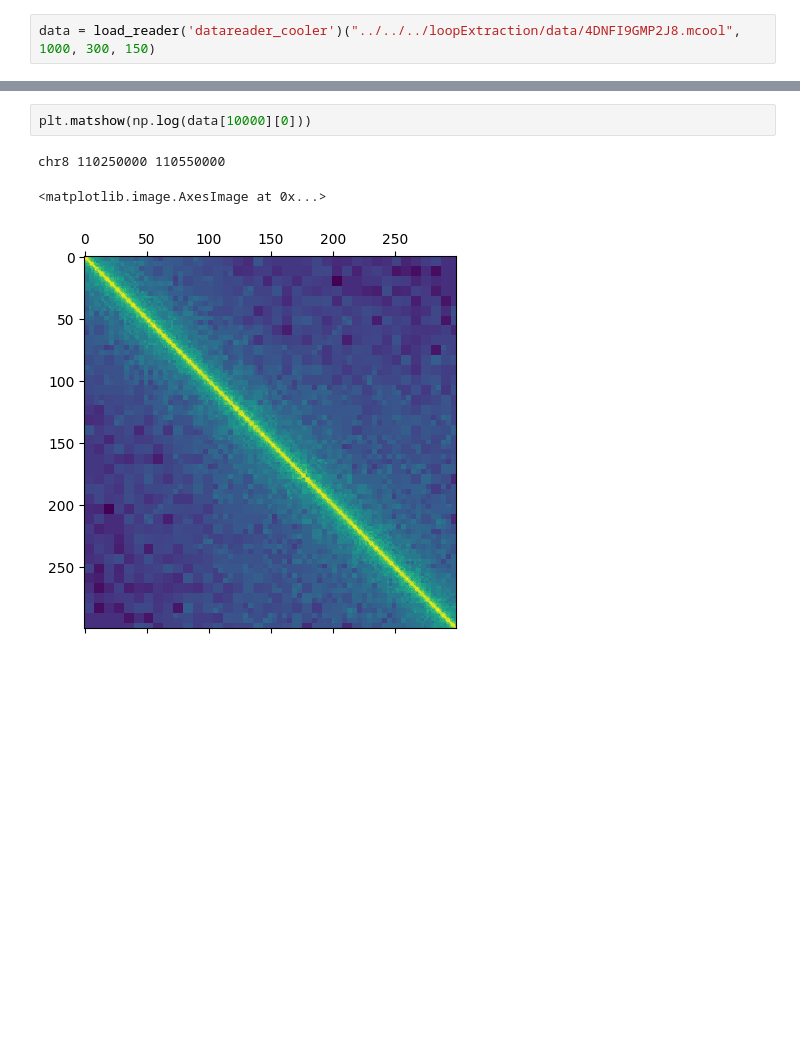
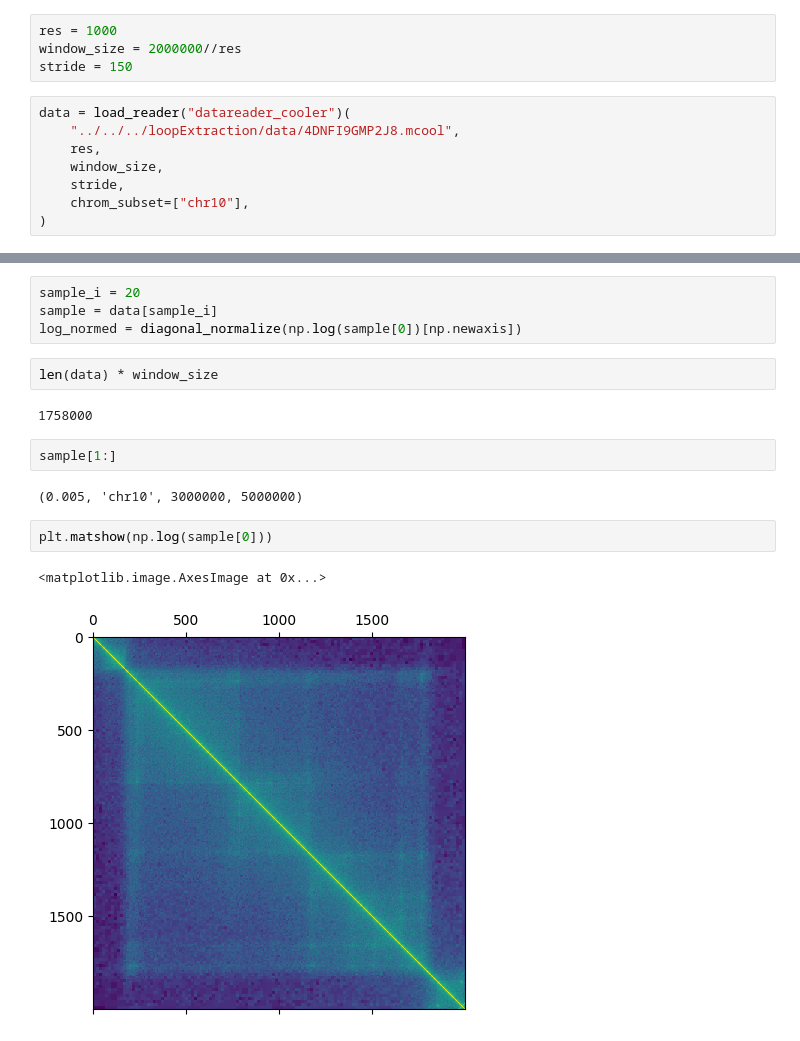
Before and after one commit to boooooogey/loopextrusion-pytorch, a Jupyter notebook: dlem/examples/cooler_dataset_reader.ipynb, the cells around one changed output, grey strips where cells are left out. Saved outputs shown, nothing was run; the diff lists cells and outputs as text; blank space fills up the shorter version.

```diff
--- a/dlem/examples/cooler_dataset_reader.ipynb
+++ b/dlem/examples/cooler_dataset_reader.ipynb
@@ -5,2 +10,12 @@ import numpy as np
+# %%
+res = 1000
+window_size = 2000000//res
+stride = 150
 # %%
-data = load_reader('datareader_cooler')("../../../loopExtraction/data/4DNFI9GMP2J8.mcool", 1000, 300, 150)
+data = load_reader("datareader_cooler")(
+    "../../../loopExtraction/data/4DNFI9GMP2J8.mcool",
+    res,
+    window_size,
+    stride,
+    chrom_subset=["chr10"],
+)
@@ -7,6 +33,17 @@ data = load_reader('datareader_cooler')("../../../loopExtraction/data/4DNFI9GMP2
+# %%
+sample_i = 20
+sample = data[sample_i]
+log_normed = diagonal_normalize(np.log(sample[0])[np.newaxis])
+# %%
+len(data) * window_size
+# %% [output]
+1758000
+# %%
+sample[1:]
+# %% [output]
+(0.005, 'chr10', 3000000, 5000000)
 # %%
-plt.matshow(np.log(data[10000][0]))
+plt.matshow(np.log(sample[0]))
 # %% [output]
-chr8 110250000 110550000
+<matplotlib.image.AxesImage at 0x...>
-<matplotlib.image.AxesImage at 0x...>
-[figure, old version]
+[figure, new version]
```
Also changed, not shown: parts of 19 cells of this notebook, 11 other files.
